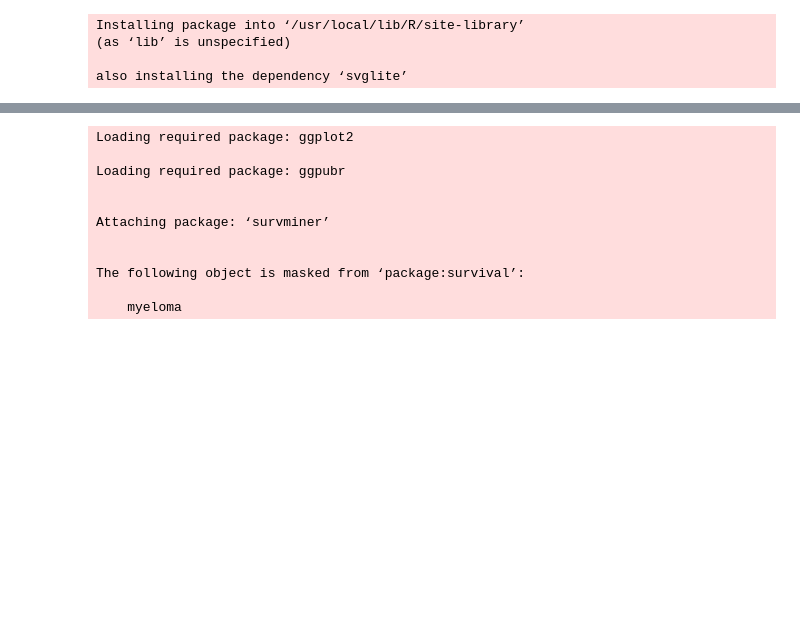
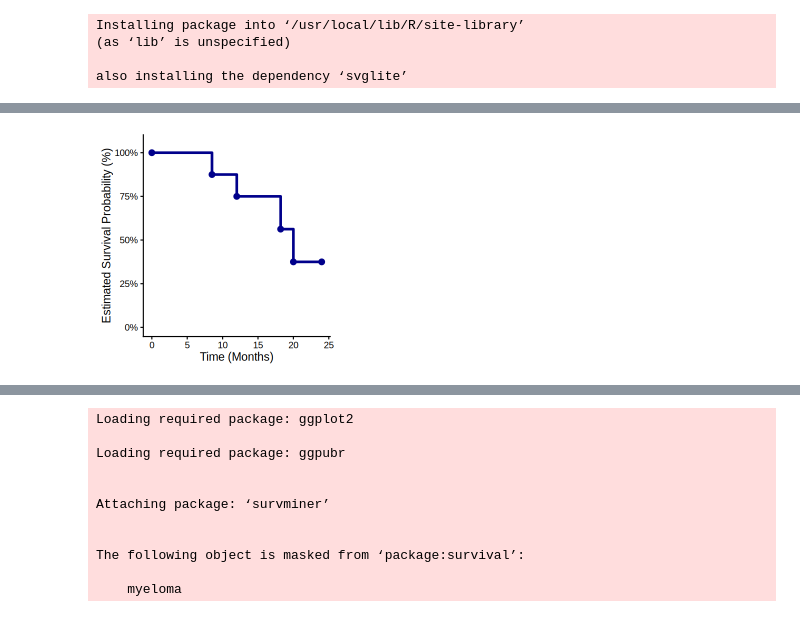
Before and after one commit to manishdatt-edu/biostats, a Jupyter notebook: Survival.ipynb, the cells around one changed output, grey strips where cells are left out. Saved outputs shown, nothing was run; the diff lists cells and outputs as text; code cells hidden in the pictures; blank space fills up the shorter version.

```diff
--- a/Survival.ipynb
+++ b/Survival.ipynb
@@ -162,0 +164,82 @@ Summary of time intervals and phone battery status codes for different users.
+# %%
+#| fig-cap: "Survival probabilities at each event based on Kaplan-Meier formula."
+#| label: fig-survival-probs
+#| layout: [[50,50]]
+#| warning: false
+#| message: false
+#| echo: false
+
+options(repr.plot.width = 4, repr.plot.height = 4)
+
+library(ggplot2)
+library(dplyr)
+
+# 1. Identify exact event times (excluding left/interval censored users 7 & 8)
+event_times <- battery_df %>%
+  filter(status_code == 1) %>%
+  pull(time_end) %>%
+  unique() %>%
+  sort()
+
+# 2. Set up vectors to store results
+months <- c(0, event_times)
+probs <- numeric(length(months))
+calc_steps <- character(length(months))
+
+# Initial state at month 0
+probs[1] <- 1.0
+calc_steps[1] <- "Starting pool (100%)"
+
+current_prob <- 1.0
+
+# 3. Loop through each event time to calculate and build formula text automatically
+for (i in seq_along(event_times)) {
+  t <- event_times[i]
+
+  # Count active users at risk at time t
+  at_risk <- sum(battery_df$time_end >= t)
+
+  # Count exact failures at time t
+  failures <- sum(battery_df$time_end == t & battery_df$status_code == 1)
+
+  prev_prob <- current_prob
+
+  if (at_risk > 0) {
+    current_prob <- current_prob * (1 - (failures / at_risk))
+  }
+
+  # Store results
+  probs[i + 1] <- current_prob
+
+  # Automatically generate the formula string using current numbers
+  calc_steps[i + 1] <- sprintf("%.4f × (1 - %d/%d)", prev_prob, failures, at_risk)
+}
+
+# 4. Create the final data frame
+surv_steps <- data.frame(
+  month = months,
+  survival_probability = probs,
+  calculation_step = calc_steps
+)
+
+# 5. Add a final tracking row for month 24 (study end)
+surv_steps <- rbind(
+  surv_steps,
+  data.frame(
+    month = 24,
+    survival_probability = tail(surv_steps$survival_probability, 1),
+    calculation_step = "No new events (carried forward)"
+  )
+)
+surv_steps
+# 5. Plot the intuitive step curve using standard ggplot2
+ggplot(surv_steps, aes(x = month, y = survival_probability)) +
+  geom_step(color = "darkblue", linewidth = 1.5, direction = "hv") +
+  geom_point(color = "darkblue", size = 3) +
+  scale_y_continuous(labels = scales::percent, limits = c(0, 1.05)) +
+  labs(
+    x = "Time (Months)",
+    y = "Estimated Survival Probability (%)"
+  ) +
+  theme_classic(base_size = 14)
+# %% [output]
@@ -162,0 +255 @@ Summary of time intervals and phone battery status codes for different users.
+[figure, added]
```
Also changed, not shown: parts of 7 cells of this notebook, 1 other file.
